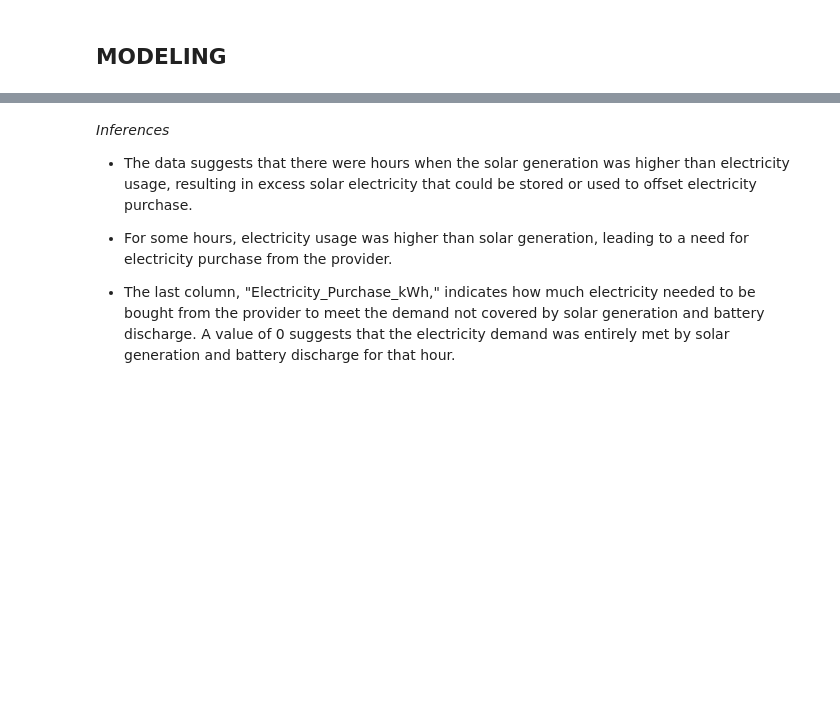
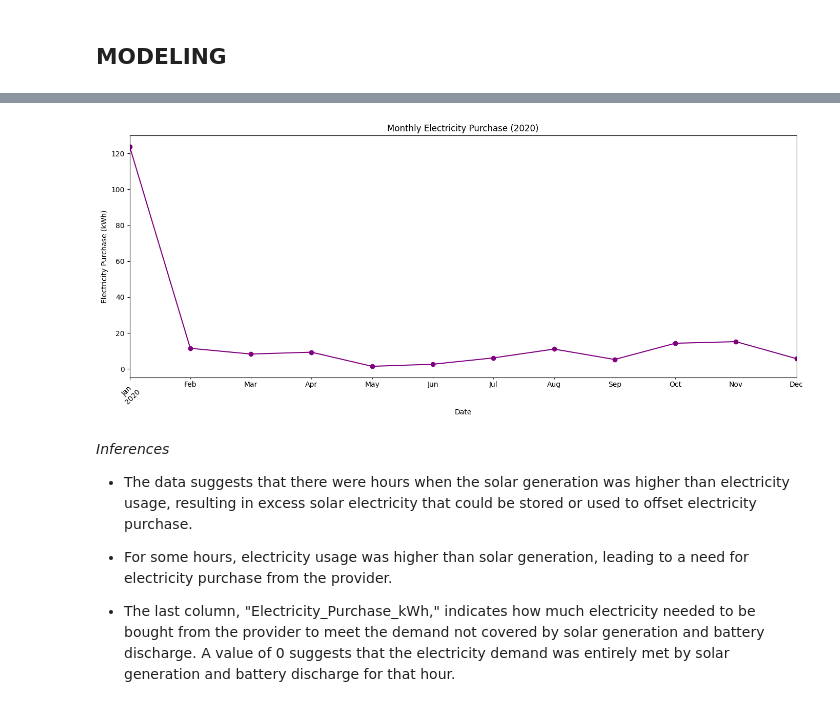
Before and after one commit to paulmachau/Solar-power-Valuation-output, a Jupyter notebook: power_generation (3).ipynb, the cells around one changed output, grey strips where cells are left out. Cells and saved outputs as stored; diff of their text form; code cells hidden in the pictures; blank space fills up the shorter version.

```diff
--- a/power_generation (3).ipynb
+++ b/power_generation (3).ipynb
@@ -488,3 +521,18 @@ chart
+# %%
+# prompt: Graph Visualizing the electricity purchase ,monthly
+
+# Monthly Plot
+plt.figure(figsize=(14, 6))
+df_monthly = df.resample('M').sum()
+df_monthly['Electricity_Purchase_kWh'].plot(style='-', marker='o', color='purple')
+plt.title('Monthly Electricity Purchase (2020)')
+plt.xlabel('Date')
+plt.ylabel('Electricity Purchase (kWh)')
+plt.xticks(rotation=45)
+plt.tight_layout()
+plt.show()
+# %% [output]
+[figure, added]
 # %% [markdown]
 *Inferences*
 * The data suggests that there were hours when the solar generation was higher than electricity usage, resulting in excess solar electricity that could be stored or used to offset electricity purchase.
```
Also changed, not shown: parts of 16 cells of this notebook.
